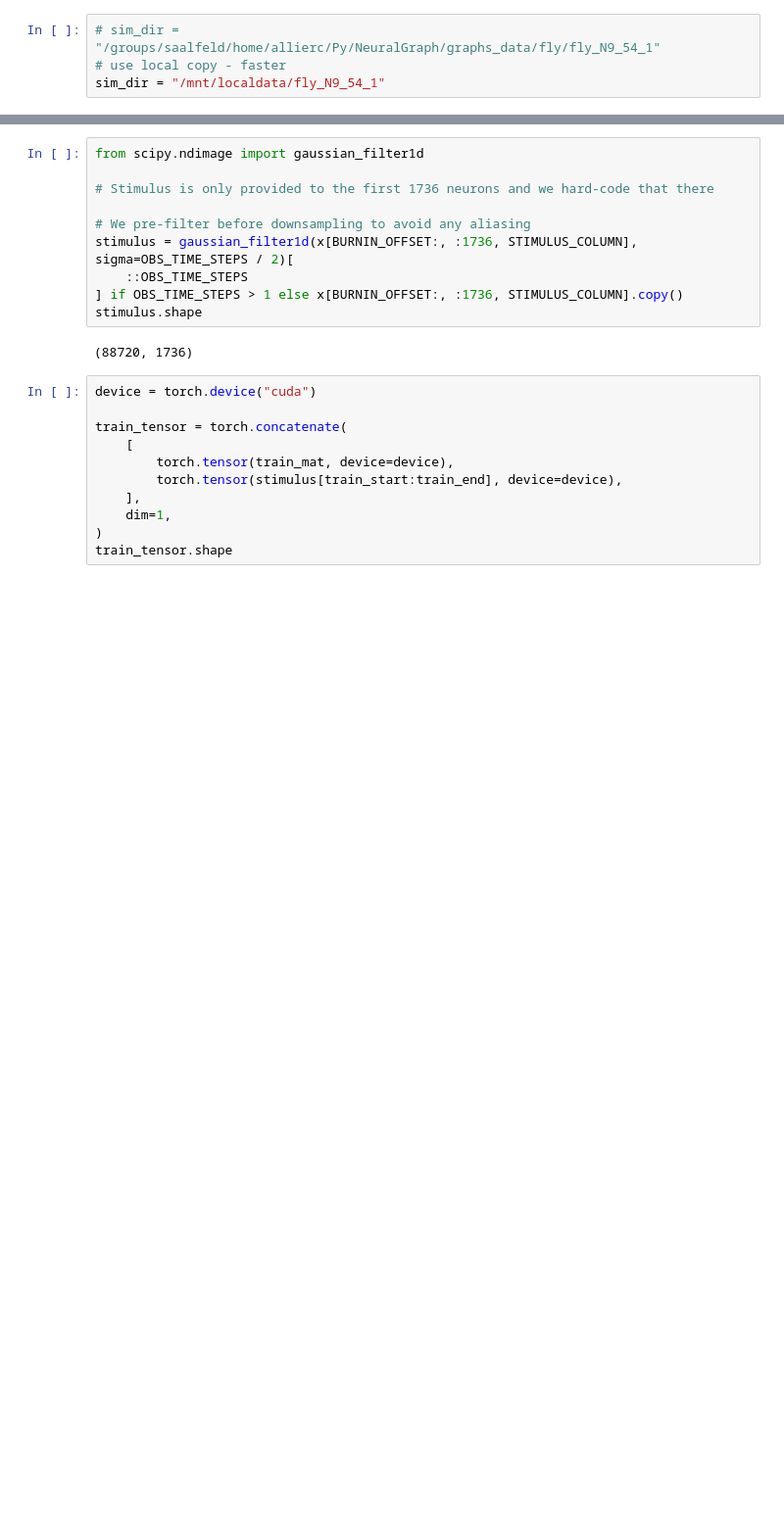
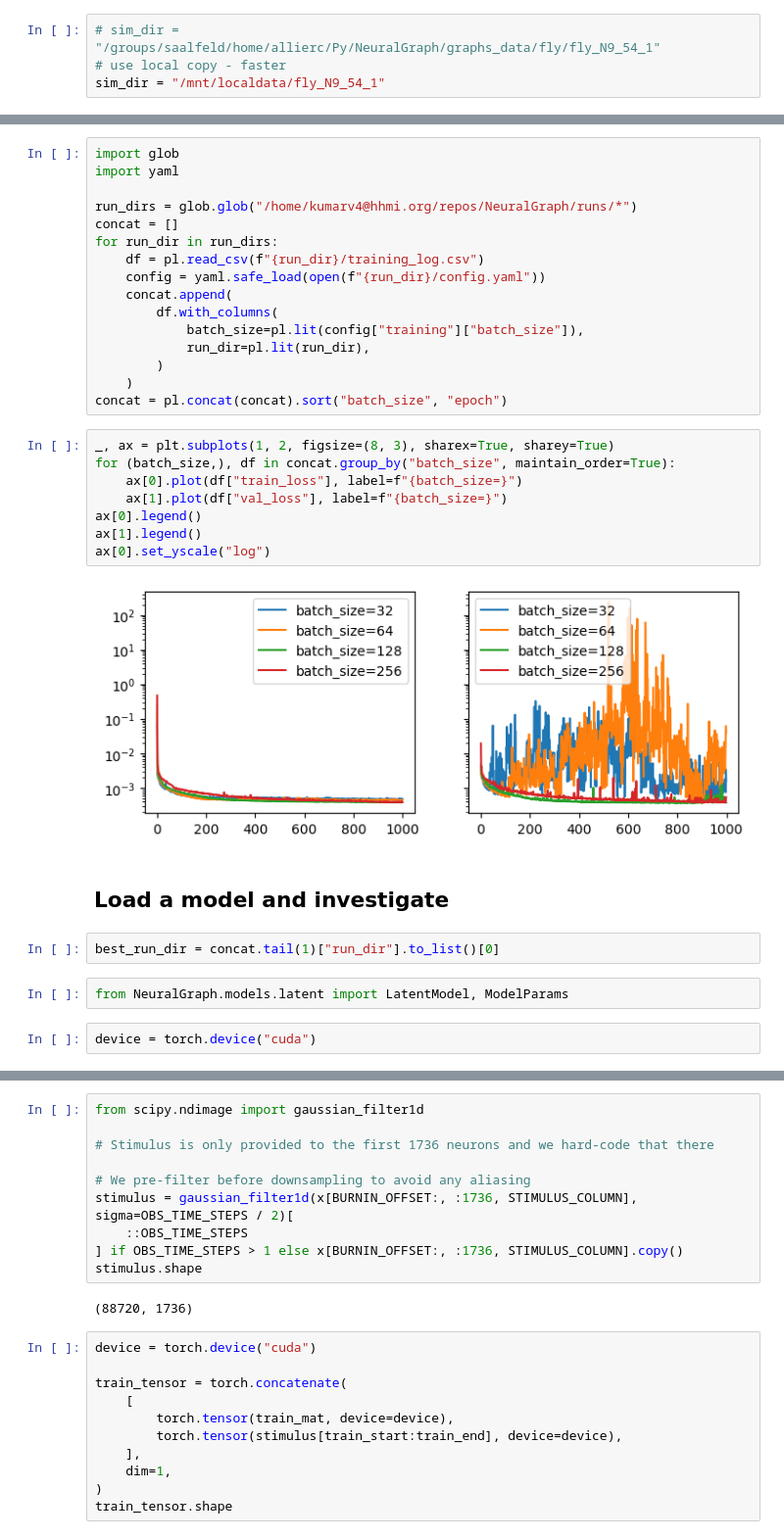
Before and after one commit to saalfeldlab/NeuralGraph, a Jupyter notebook: src/NeuralGraph/notebooks/latent_space.ipynb, the cells around one changed output, grey strips where cells are left out. Shown at 98% size. Saved outputs shown, nothing was run; the diff lists cells and outputs as text; blank space fills up the shorter version.

```diff
--- a/src/NeuralGraph/notebooks/latent_space.ipynb
+++ b/src/NeuralGraph/notebooks/latent_space.ipynb
@@ -102,0 +77,34 @@ x.shape
+# %%
+import glob
+import yaml
+
+run_dirs = glob.glob("/home/kumarv4@hhmi.org/repos/NeuralGraph/runs/*")
+concat = []
+for run_dir in run_dirs:
+    df = pl.read_csv(f"{run_dir}/training_log.csv")
+    config = yaml.safe_load(open(f"{run_dir}/config.yaml"))
+    concat.append(
+        df.with_columns(
+            batch_size=pl.lit(config["training"]["batch_size"]),
+            run_dir=pl.lit(run_dir),
+        )
+    )
+concat = pl.concat(concat).sort("batch_size", "epoch")
+# %%
+_, ax = plt.subplots(1, 2, figsize=(8, 3), sharex=True, sharey=True)
+for (batch_size,), df in concat.group_by("batch_size", maintain_order=True):
+    ax[0].plot(df["train_loss"], label=f"{batch_size=}")
+    ax[1].plot(df["val_loss"], label=f"{batch_size=}")
+ax[0].legend()
+ax[1].legend()
+ax[0].set_yscale("log")
+# %% [output]
+[figure, added]
+# %% [markdown]
+## Load a model and investigate
+# %%
+best_run_dir = concat.tail(1)["run_dir"].to_list()[0]
+# %%
+from NeuralGraph.models.latent import LatentModel, ModelParams
+# %%
+device = torch.device("cuda")
```
Also changed, not shown: parts of 14 cells of this notebook, 2 other files.
